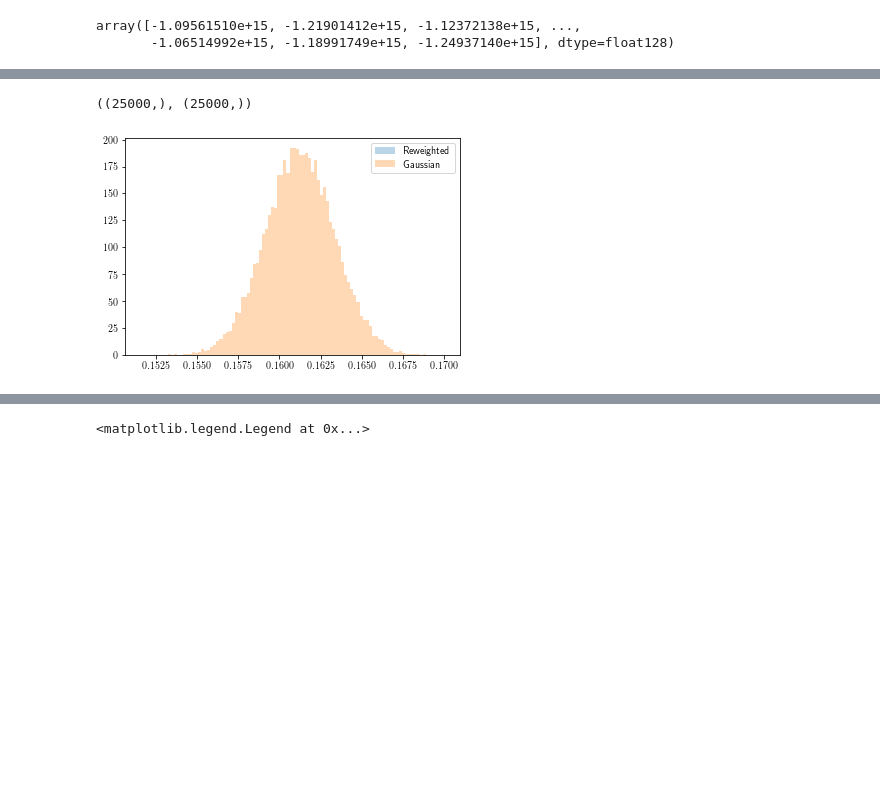
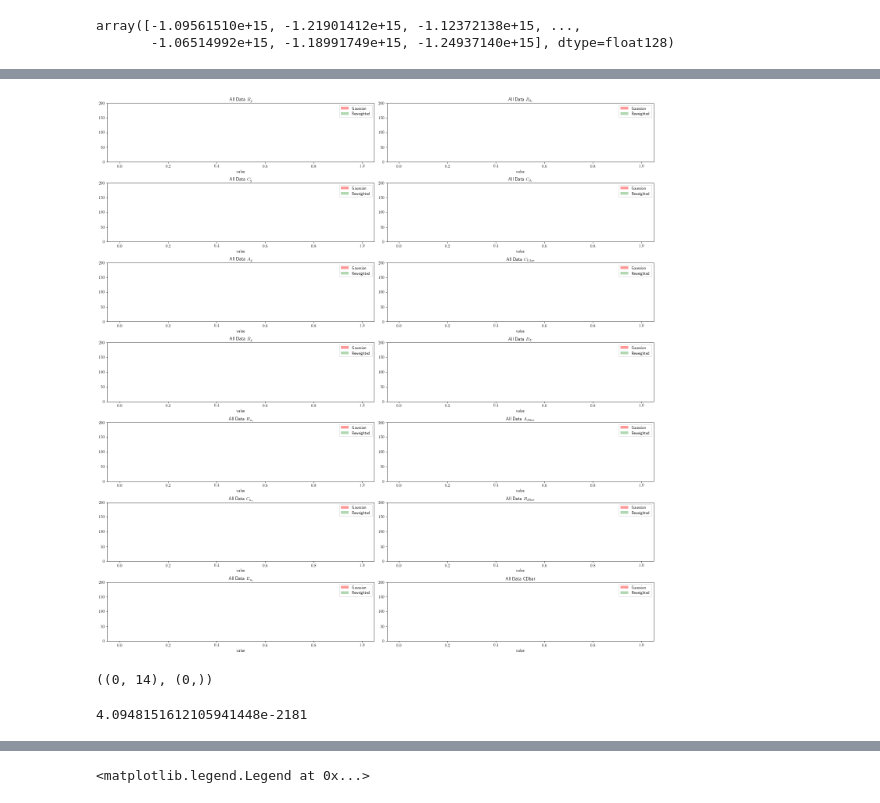
Before and after one commit to AliAlkadhim/PDF_Uncertainty, a Jupyter notebook: master_version/local/ALL_DATA_25k/Reweighting_2.ipynb, the cells around one changed output, grey strips where cells are left out. Cells and saved outputs as stored; diff of their text form; code cells hidden in the pictures; blank space fills up the shorter version.

```diff
--- a/master_version/local/ALL_DATA_25k/Reweighting_2.ipynb
+++ b/master_version/local/ALL_DATA_25k/Reweighting_2.ipynb
@@ -317,43 +471,77 @@ array([-1.09561510e+15, -1.21901412e+15, -1.12372138e+15, ...,
 # %%
+chi2_array_ALL_DATA_4k = np.load('/home/ali/Desktop/Pulled_Github_Repositories/NNPDF_Uncertainty/master_version/local/ALL_DATA_25k/chi2_array_ALL_DATA_25k.npy')
+MVN_4000_MASTER = np.load('/home/ali/Desktop/Pulled_Github_Repositories/NNPDF_Uncertainty/master_version/samples/MVN_25k_MASTER.npy')
+COV_MASTER= np.load('/home/ali/Desktop/Pulled_Github_Repositories/NNPDF_Uncertainty/master_version/samples/COV_MASTER.npy')
+params_MASTER= np.load('/home/ali/Desktop/Pulled_Github_Repositories/NNPDF_Uncertainty/master_version/samples/params_MASTER.npy')
+
 chi2_array_ALL_DATA_4k = chi2_array_ALL_DATA_4k.astype(np.float128)
 MVN_4000_MASTER = MVN_4000_MASTER.astype(np.float128)
 
 best_fitchi2_25k =3369.427
 MVG_best_fit = MVG_BestFit(params_MASTER, params_MASTER, COV_MASTER)
 
 MVN_per_point_l = f(MVN_4000_MASTER, params_MASTER, COV_MASTER)
-#first step is masking both to take only positive values of MVG
-# pos_MVN_per_point_l = MVN_per_point_l[MVN_per_point_l > 0]
 
-# pos_chi2 = chi2_array_ALL_DATA_4k[MVN_per_point_l > 0]
 
-#now subtract best-fit values of chi2 and MVG
-# MVN_per_point_l = MVN_per_point_l - MVG_best_fit
-# pos_chi2 = pos_chi2 - best_fitchi2_25k
+#first subtract the mean from both chi2 and MVG
+# MVN_per_point_l_diff_mean = MVN_per_point_l - np.mean(MVN_per_point_l)
 
-#now subtract the mean from both chi2 and MVG
-MVN_per_point_l_diff_mean = MVN_per_point_l - np.mean(MVN_per_point_l)
+# pos_chi2_diff_mean =pos_chi2 - np.mean(pos_chi2)
 
-pos_chi2_diff_mean =pos_chi2 - np.mean(pos_chi2)
-
+# #now subtract best-fit values of chi2 and MVG
+MVN_per_point_l_diff_mean = MVN_per_point_l - MVG_best_fit
+pos_chi2_diff_mean = chi2_array_ALL_DATA_4k - best_fitchi2_25k
 
 #HERE is where the positive masking should be done (right before taking the log)
 MVN_per_point_l_diff_mean_pos = MVN_per_point_l_diff_mean[MVN_per_point_l_diff_mean > 0]
 pos_chi2_diff_mean_pos = pos_chi2_diff_mean[MVN_per_point_l_diff_mean > 0]
 
 #now calculate the log weight
 log_weight_unnormalized = (-0.5 * pos_chi2_diff_mean_pos) - (np.log(MVN_per_point_l_diff_mean_pos))
 
+log_weight_unnormalized = log_weight_unnormalized - np.mean(log_weight_unnormalized)
+#exponentiate to get the weight
 weight_unnormalized = np.exp(log_weight_unnormalized)
+#normalize
+weight_normalized = len(weight_unnormalized) * weight_unnormalized/np.sum(weight_unnormalized)
 
-weight_normalized = len(weight_unnormalized) * log_weight_unnormalized/np.sum(weight_unnormalized)
 
-MVN_param_1_pos = MVN_4000_MASTER[:,0][MVN_per_point_l > 0]
+MVN_param_1_pos = MVN_4000_MASTER[:,][MVN_per_point_l_diff_mean > 0]
 
-plt.hist(MVN_param_1_pos, weights=weight_normalized, bins=100, label='Reweighted', alpha=0.3, density=True)
-plt.hist(MVN_param_1_pos, bins=100, label='Gaussian',  alpha=0.3, density=True)
-plt.legend()
+# plt.hist(MVN_param_1_pos, weights=weight_normalized, bins=50, label='Reweighted', alpha=0.3)
+# plt.hist(MVN_param_1_pos, bins=50, label='Gaussian',  alpha=0.3)
+# plt.ylim(0,5)
+fig, axes = plt.subplots(nrows=7, ncols=2, figsize=(20,20))
+
+titles = ['$B_g$','$C_g$','$A_g$','$B_g$','$B_{u_v}$','$C_{u_v}$','$E_{u_v}$','$B_{d_v}$','$C_{d_v}$','$C_{Ubar}$','$D_U$','$A_{Dbar}$','$B_{Dbar}$','CDbar','CDbar','CDbar','CDbar']
+
+
+for i in range(7):
+    axes[i,0].hist(MVN_4000_MASTER[:,i][MVN_per_point_l_diff_mean > 0], bins=100, color = 'r', alpha=0.4,label='Gaussian')
+    axes[i,0].hist(MVN_4000_MASTER[:,i][MVN_per_point_l_diff_mean > 0], weights=weight_normalized, bins=100, color = 'g',alpha=0.3, label='Reweighted')
+    #axes[i,1].set(title=titles[i] + ' Weighted', xlabel='value')
+    axes[i,0].set_title('All Data '+ titles[i] )
+    axes[i,0].set_xlabel('value')
+    axes[i,0].set_ylim(0,200)
+    axes[i,0].legend()
+for j in range(0,7):
+    axes[j,1].hist(MVN_4000_MASTER[:,i][MVN_per_point_l_diff_mean > 0], bins=100, color = 'r', alpha=0.4,label='Gaussian')
+    axes[j,1].hist(MVN_4000_MASTER[:,i][MVN_per_point_l_diff_mean > 0], weights=weight_normalized, bins=100, color = 'g',alpha=0.3, label='Reweighted')
+    #axes[i,1].set(title=titles[i] + ' Weighted', xlabel='value')
+    axes[j,1].set_title('All Data ' +titles[j+7] )
+    axes[j,1].set_xlabel('value')
+    axes[j,1].set_ylim(0,200)
+    axes[j,1].legend()
+
+plt.tight_layout()
+plt.show()
+
+
 MVN_param_1_pos.shape, weight_normalized.shape
 # %% [output]
+[figure, new version]
-((25000,), (25000,))
+((0, 14), (0,))
-[figure, old version]
+# %%
+weight_normalized
+# %% [output]
+4.0948151612105941448e-2181
```
Also changed, not shown: parts of 5 cells of this notebook, 3 other files.
